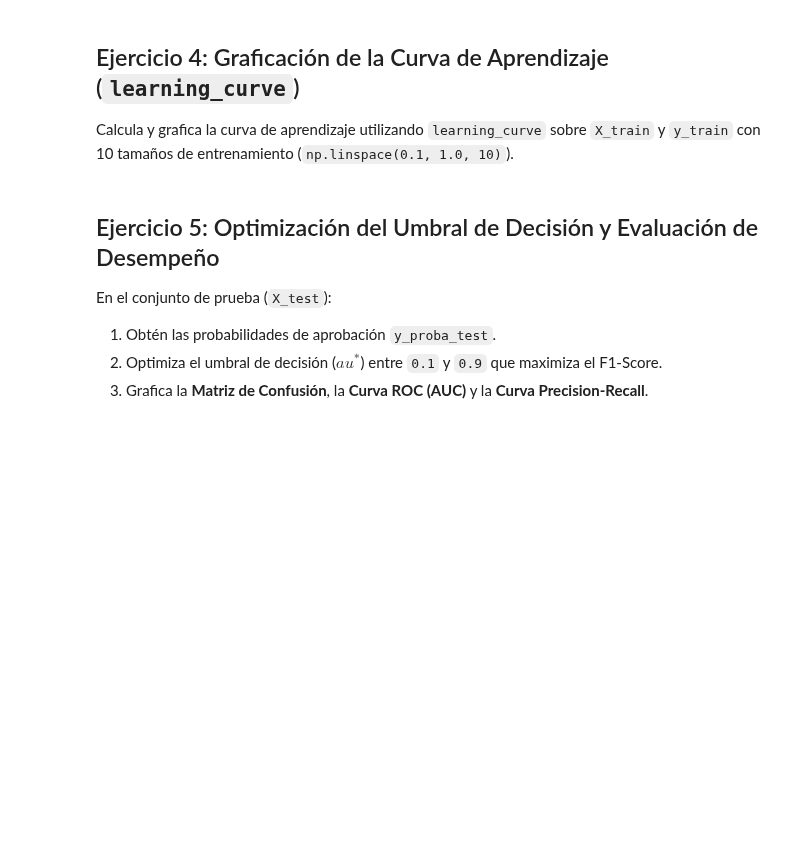
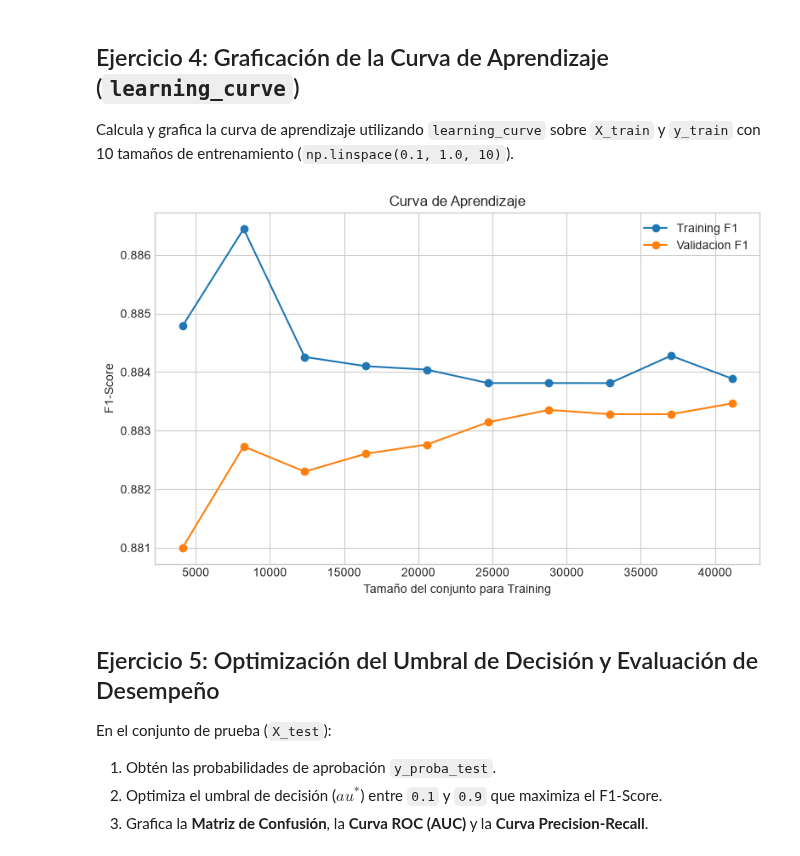
Before and after one commit to marcosm2137/ML1-2026.2_MarcosMaldonado, a Jupyter notebook: TP_2/nb_tp2_parte2_regresion_logistica.ipynb, the cells around one changed output. Drawn from its saved outputs; the diff is of its cells as text; code cells hidden in the pictures; blank space fills up the shorter version.

```diff
--- a/TP_2/nb_tp2_parte2_regresion_logistica.ipynb
+++ b/TP_2/nb_tp2_parte2_regresion_logistica.ipynb
@@ -38,3 +38,4 @@ plt.style.use('seaborn-v0_8-whitegrid' if 'seaborn-v0_8-whitegrid' in plt.style.
 csv_path = 'reglamento_nuevo_unificado.csv'
 df_raw = pd.read_csv(csv_path)
 print(f"Dataset del TP2 cargado exitosamente: {df_raw.shape[0]:,} filas.")
+df_clean = pd.read_pickle("df_clean.pkl")
@@ -48,6 +51,9 @@ Realiza una partición estratificada del 80% para entrenamiento (`X_train`) y 20
 # === ESCRIBE TU CÓDIGO AQUÍ ===
 num_features = ['Primer_Par_Clean', 'Segundo_Par_Clean', 'Score_Parciales', 'Diff_Parciales', 'TPLab_Clean', 'Firma_Clean', 'FirmaCalc_Clean', 'Asis_Clean']
 cat_features = ['Carrera_Nombre', 'Semestre']
-
+X = df_clean[num_features + cat_features]
+y = df_clean['Target']
 # Suponiendo df_clean cargado del notebook anterior
-# X_train, X_test, y_train, y_test = train_test_split(X, y, test_size=0.20, random_state=42, stratify=y)
+X_train, X_test, y_train, y_test = train_test_split(X, y, test_size=0.20, random_state=42, stratify=y)
+print(f"Train: {len(X_train):,}")
+print(f"Test: {len(X_test):,}")
@@ -93,4 +106,7 @@ full_pipeline = Pipeline([
 
 param_grid = {'classifier__C': [0.01, 0.1, 1.0, 10.0]}
 grid_search = GridSearchCV(full_pipeline, param_grid, cv=StratifiedKFold(n_splits=5), scoring='f1', n_jobs=1)
-# grid_search.fit(X_train, y_train)
+grid_search.fit(X_train, y_train)
+best_model = grid_search.best_estimator_
+print("Mejores parametros:", grid_search.best_params_)
+print(f"Mejor CV F1: {grid_search.best_score_:.4f}")
@@ -101,10 +120,27 @@ Calcula y grafica la curva de aprendizaje utilizando `learning_curve` sobre `X_t
 # %%
 # TODO: Calcular y graficar la Curva de Aprendizaje (Learning Curve)
 # === ESCRIBE TU CÓDIGO AQUÍ ===
-# train_sizes, train_scores, val_scores = learning_curve(
-#     best_model, X_train, y_train, cv=StratifiedKFold(n_splits=5),
-#     scoring='f1', train_sizes=np.linspace(0.1, 1.0, 10), n_jobs=1
-# )
+train_sizes, train_scores, val_scores = learning_curve(
+     best_model, X_train, y_train, cv=StratifiedKFold(n_splits=5),
+     scoring='f1', train_sizes=np.linspace(0.1, 1.0, 10), n_jobs=1
+ )
+
+train_mean = train_scores.mean(axis = 1)
+val_mean = val_scores.mean(axis = 1)
+
+plt.figure(figsize = (8,5))
+
+plt.plot(train_sizes, train_mean, marker = 'o', label = 'Training F1')
+plt.plot(train_sizes, val_mean, marker = 'o', label = 'Validacion F1')
+
+plt.xlabel('Tamaño del conjunto para Training')
+plt.ylabel('F1-Score')
+plt.title('Curva de Aprendizaje')
+plt.legend()
+plt.tight_layout()
+plt.show()
+# %% [output]
+[figure, added]
 # %% [markdown]
 ## Ejercicio 5: Optimización del Umbral de Decisión y Evaluación de Desempeño
 
```
Also changed, not shown: parts of 6 cells of this notebook.
